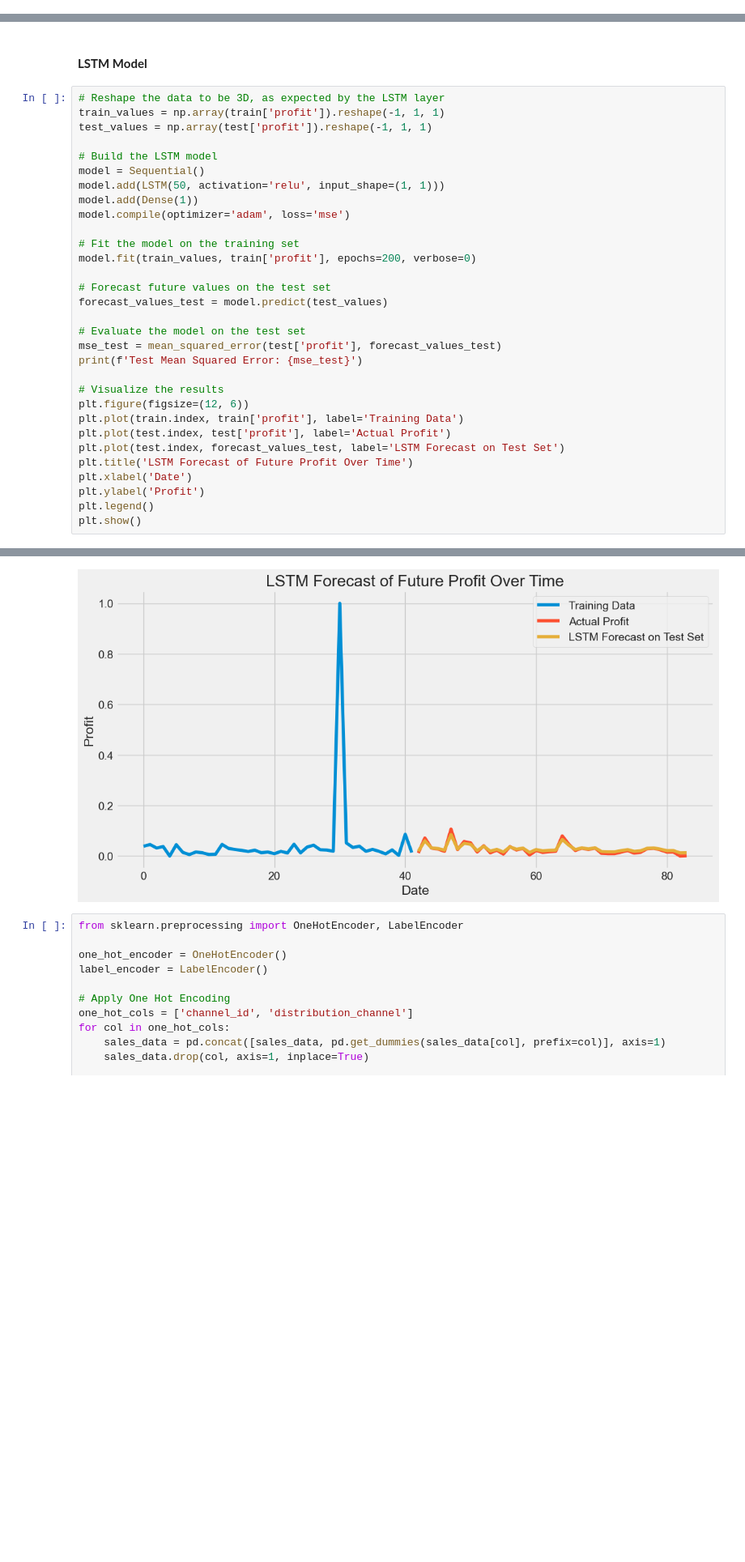
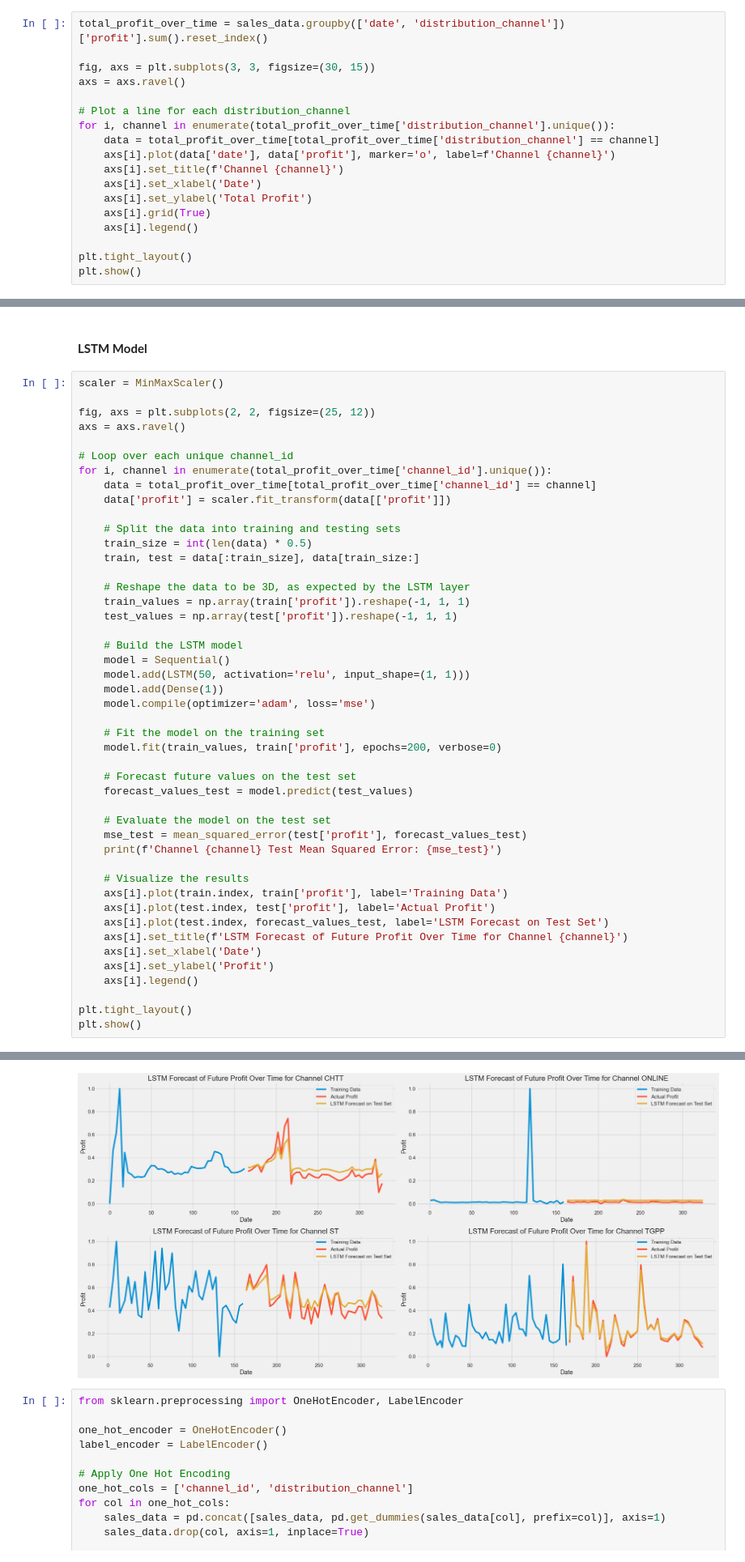
Before and after one commit to knightstark7/FinalMVP-VietnamDatathon, a Jupyter notebook: src/demo.ipynb, the cells around one changed output, grey strips where cells are left out. Shown at 81% size. Saved outputs shown, nothing was run; the diff lists cells and outputs as text; blank space fills up the shorter version.

```diff
--- a/src/demo.ipynb
+++ b/src/demo.ipynb
@@ -281,0 +290,18 @@ plt.show()
+# %%
+total_profit_over_time = sales_data.groupby(['date', 'distribution_channel'])['profit'].sum().reset_index()
+
+fig, axs = plt.subplots(3, 3, figsize=(30, 15))
+axs = axs.ravel()
+
+# Plot a line for each distribution_channel
+for i, channel in enumerate(total_profit_over_time['distribution_channel'].unique()):
+    data = total_profit_over_time[total_profit_over_time['distribution_channel'] == channel]
+    axs[i].plot(data['date'], data['profit'], marker='o', label=f'Channel {channel}')
+    axs[i].set_title(f'Channel {channel}')
+    axs[i].set_xlabel('Date')
+    axs[i].set_ylabel('Total Profit')
+    axs[i].grid(True)
+    axs[i].legend()
+
+plt.tight_layout()
+plt.show()
@@ -345,34 +403,49 @@ Test Mean Squared Error: 0.11972016215121195
 # %% [markdown]
 #### **LSTM Model**
 # %%
-# Reshape the data to be 3D, as expected by the LSTM layer
-train_values = np.array(train['profit']).reshape(-1, 1, 1)
-test_values = np.array(test['profit']).reshape(-1, 1, 1)
+scaler = MinMaxScaler()
 
-# Build the LSTM model
-model = Sequential()
-model.add(LSTM(50, activation='relu', input_shape=(1, 1)))
-model.add(Dense(1))
-model.compile(optimizer='adam', loss='mse')
+fig, axs = plt.subplots(2, 2, figsize=(25, 12))
+axs = axs.ravel()
 
-# Fit the model on the training set
-model.fit(train_values, train['profit'], epochs=200, verbose=0)
+# Loop over each unique channel_id
+for i, channel in enumerate(total_profit_over_time['channel_id'].unique()):
+    data = total_profit_over_time[total_profit_over_time['channel_id'] == channel]
+    data['profit'] = scaler.fit_transform(data[['profit']])
 
-# Forecast future values on the test set
-forecast_values_test = model.predict(test_values)
+    # Split the data into training and testing sets
+    train_size = int(len(data) * 0.5)
+    train, test = data[:train_size], data[train_size:]
 
-# Evaluate the model on the test set
-mse_test = mean_squared_error(test['profit'], forecast_values_test)
-print(f'Test Mean Squared Error: {mse_test}')
+    # Reshape the data to be 3D, as expected by the LSTM layer
+    train_values = np.array(train['profit']).reshape(-1, 1, 1)
+    test_values = np.array(test['profit']).reshape(-1, 1, 1)
 
-# Visualize the results
-plt.figure(figsize=(12, 6))
-plt.plot(train.index, train['profit'], label='Training Data')
-plt.plot(test.index, test['profit'], label='Actual Profit')
-plt.plot(test.index, forecast_values_test, label='LSTM Forecast on Test Set')
-plt.title('LSTM Forecast of Future Profit Over Time')
-plt.xlabel('Date')
-plt.ylabel('Profit')
-plt.legend()
+    # Build the LSTM model
+    model = Sequential()
+    model.add(LSTM(50, activation='relu', input_shape=(1, 1)))
+    model.add(Dense(1))
+    model.compile(optimizer='adam', loss='mse')
+
+    # Fit the model on the training set
+    model.fit(train_values, train['profit'], epochs=200, verbose=0)
+
+    # Forecast future values on the test set
+    forecast_values_test = model.predict(test_values)
+
+    # Evaluate the model on the test set
+    mse_test = mean_squared_error(test['profit'], forecast_values_test)
+    print(f'Channel {channel} Test Mean Squared Error: {mse_test}')
+
+    # Visualize the results
+    axs[i].plot(train.index, train['profit'], label='Training Data')
+    axs[i].plot(test.index, test['profit'], label='Actual Profit')
+    axs[i].plot(test.index, forecast_values_test, label='LSTM Forecast on Test Set')
+    axs[i].set_title(f'LSTM Forecast of Future Profit Over Time for Channel {channel}')
+    axs[i].set_xlabel('Date')
+    axs[i].set_ylabel('Profit')
+    axs[i].legend()
+
+plt.tight_layout()
 plt.show()
 # %% [output]
@@ -381,4 +460,4 @@ Test Mean Squared Error: 4.956661084074984e-05
-[figure, old version]
+[figure, new version]
 # %%
 from sklearn.preprocessing import OneHotEncoder, LabelEncoder
 
```
Also changed, not shown: parts of 9 cells of this notebook.
